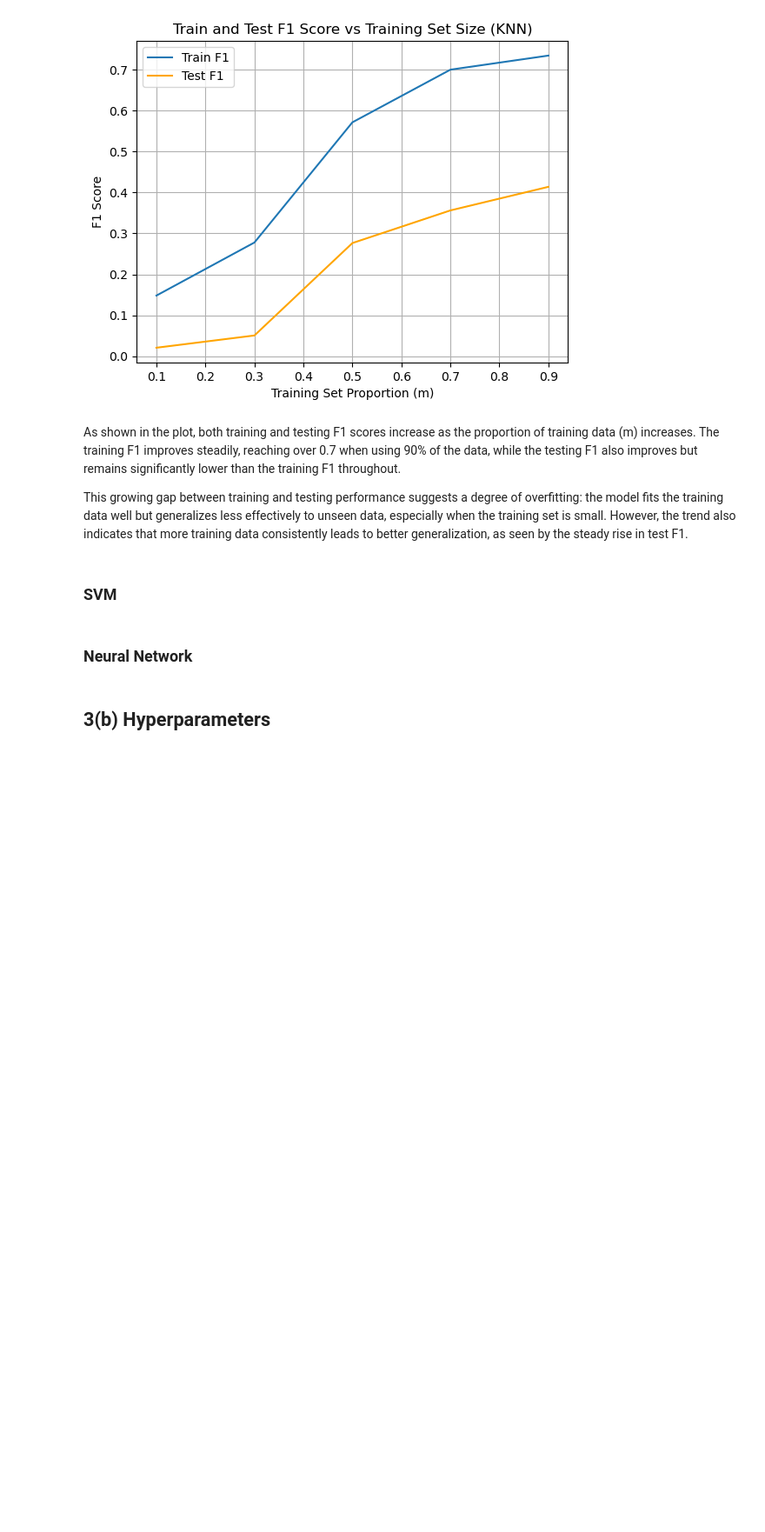
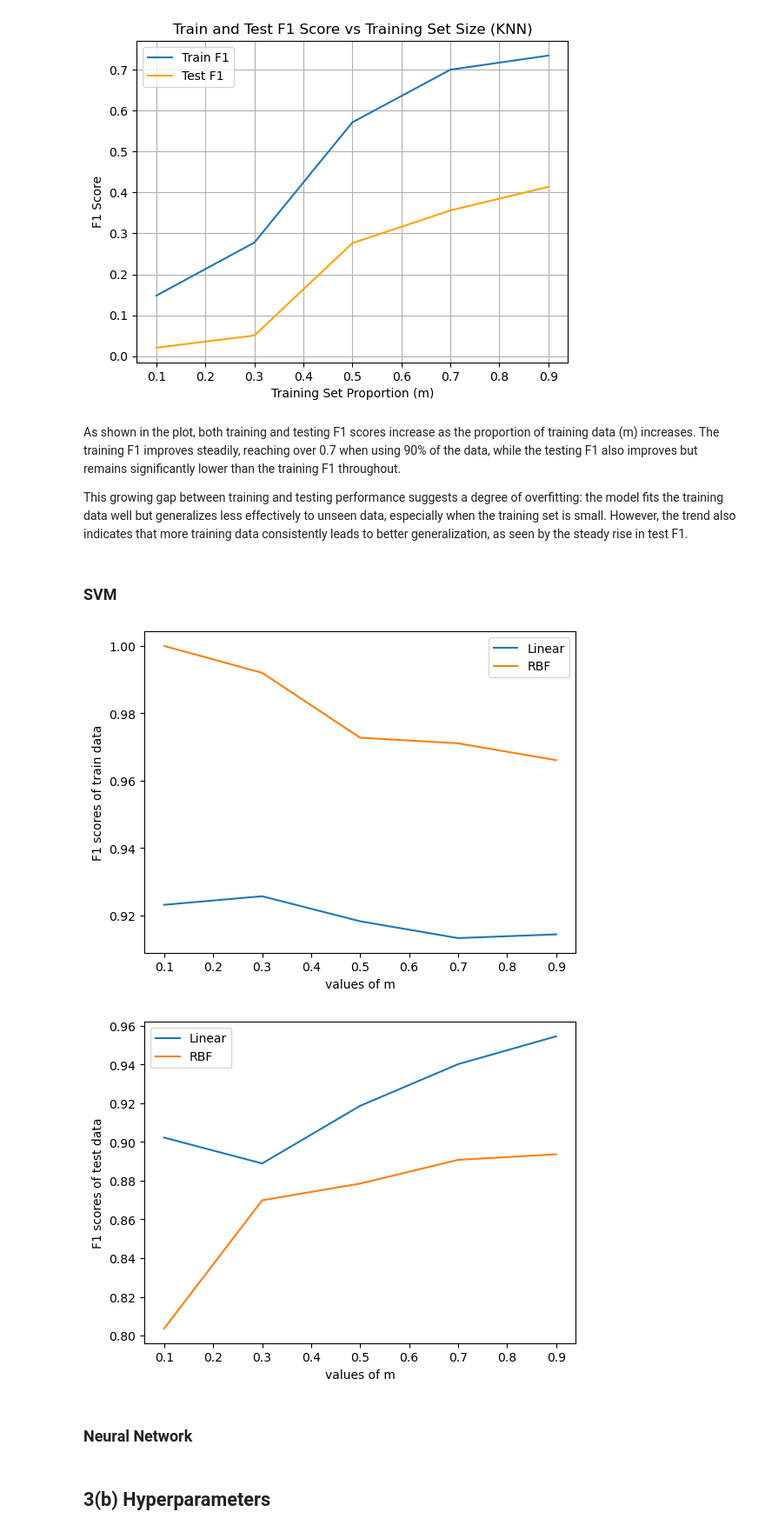
Before and after one commit to eand640/361assignment3, a Jupyter notebook: 361assignment3.ipynb, the cells around one changed output. Shown at 87% size. Drawn from its saved outputs; the diff is of its cells as text; code cells hidden in the pictures; blank space fills up the shorter version.

```diff
--- a/361assignment3.ipynb
+++ b/361assignment3.ipynb
@@ -408,7 +410,63 @@ This growing gap between training and testing performance suggests a degree of o
 # %% [markdown]
 ### SVM
 # %%
-# Task 3(b)
+from sklearn.metrics import f1_score
+import matplotlib.pyplot as plt
+import numpy as np
+from sklearn.svm import SVC
+
+mlist = [0.1, 0.3, 0.5, 0.7, 0.9]
+train_f1_linear = []
+test_f1_linear = []
+train_f1_rbf = []
+test_f1_rbf = []
+
+total_n = X_2d_svm.shape[0]
+
+for m in mlist:
+    mN = int(m * total_n)
+    X_train = X_2d_svm[:mN]
+    y_train = y_enc[:mN]
+    X_test = X_2d_svm[mN:]
+    y_test = y_enc[mN:]
+
+    # Linear SVM
+    svm_linear = SVC(kernel='linear', C=C_soft, random_state=37)
+    svm_linear.fit(X_train, y_train)
+
+    y_train_pred = svm_linear.predict(X_train)
+    y_test_pred = svm_linear.predict(X_test)
+
+    train_f1_linear.append(f1_score(y_train, y_train_pred))
+    test_f1_linear.append(f1_score(y_test, y_test_pred))
+
+    # RBF SVM
+    svm_rbf = SVC(kernel='rbf', C=C_hard, gamma=gamma_rbf, random_state=37)
+    svm_rbf.fit(X_train, y_train)
+
+    y_train_pred_rbf = svm_rbf.predict(X_train)
+    y_test_pred_rbf = svm_rbf.predict(X_test)
+
+    train_f1_rbf.append(f1_score(y_train, y_train_pred_rbf))
+    test_f1_rbf.append(f1_score(y_test, y_test_pred_rbf))
+
+
+plt.plot(mlist, train_f1_linear, label='Linear')
+plt.plot(mlist, train_f1_rbf, label='RBF')
+plt.xlabel("values of m")
+plt.ylabel("F1 scores of train data")
+plt.legend()
+plt.show()
+
+plt.plot(mlist, test_f1_linear, label='Linear')
+plt.plot(mlist, test_f1_rbf, label='RBF')
+plt.xlabel("values of m")
+plt.ylabel("F1 scores of test data")
+plt.legend()
+plt.show()
+# %% [output]
+[figure, added]
+[figure, added]
 # %% [markdown]
 ### Neural Network
 # %%
```
Also changed, not shown: parts of 5 cells of this notebook.
